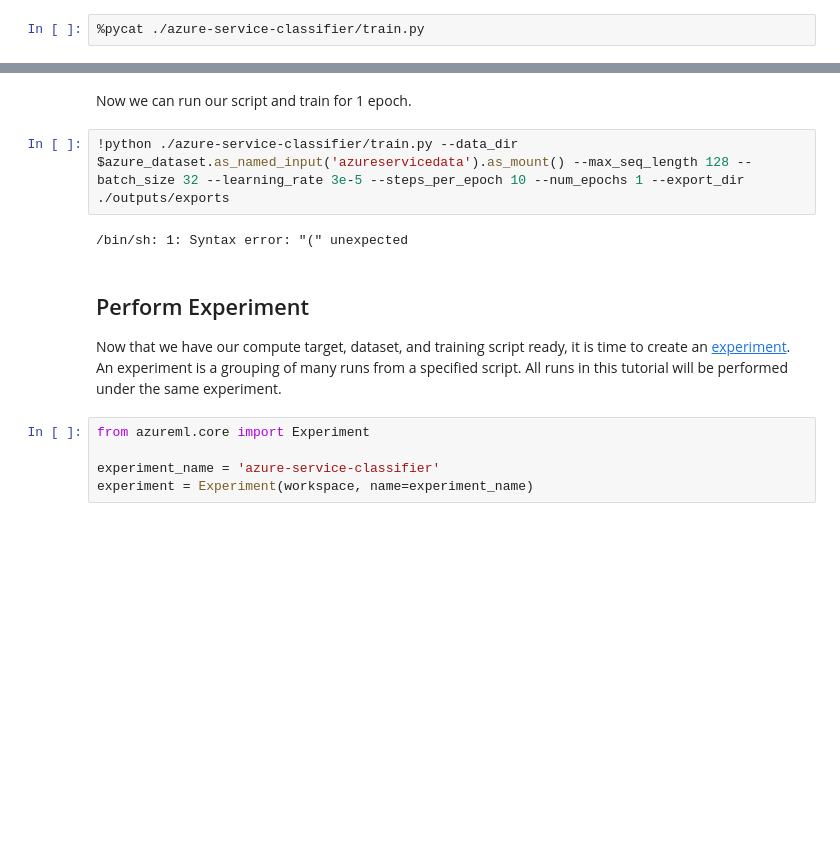
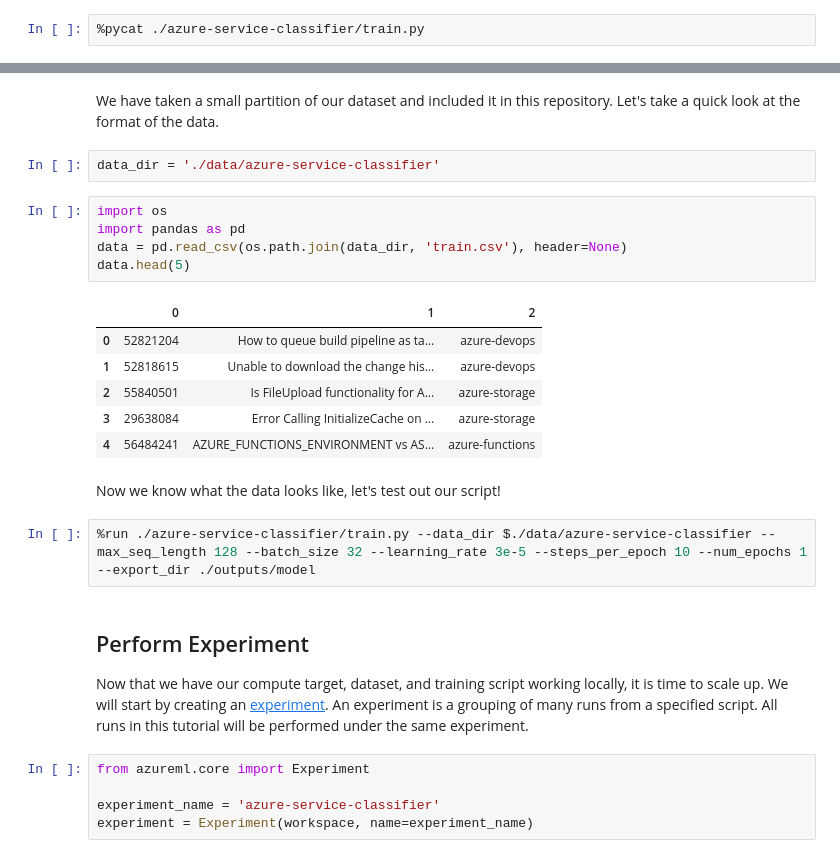
Before and after one commit to gvashishtha/bert-stack-overflow, a Jupyter notebook: 1_AzureServiceClassifier_Training.ipynb, the cells around one changed output, grey strips where cells are left out. Cells and saved outputs as stored; diff of their text form; blank space fills up the shorter version.

Commit message:
Updated training notebook, updated data folder, refactored a few things

```diff
--- a/1_AzureServiceClassifier_Training.ipynb
+++ b/1_AzureServiceClassifier_Training.ipynb
@@ -213,13 +202,27 @@ Successfully installed gast-0.2.2 opt-einsum-3.1.0 regex-2019.8.19 sacremoses-0.
-# %% [markdown]
-Now we can run our script and train for 1 epoch.
+# %% [markdown]
+We have taken a small partition of our dataset and included it in this repository. Let's take a quick look at the format of the data.
+# %%
+data_dir = './data/azure-service-classifier'
+# %%
+import os
+import pandas as pd
+data = pd.read_csv(os.path.join(data_dir, 'train.csv'), header=None)
+data.head(5)
+# %% [output]
+|  | 0 | 1 | 2 |
+| 0 | 52821204 | How to queue build pipeline as ta... | azure-devops |
+| 1 | 52818615 | Unable to download the change his... | azure-devops |
+| 2 | 55840501 | Is FileUpload functionality for A... | azure-storage |
+| 3 | 29638084 | Error Calling InitializeCache on ... | azure-storage |
+| 4 | 56484241 | AZURE_FUNCTIONS_ENVIRONMENT vs AS... | azure-functions |
+# %% [markdown]
+Now we know what the data looks like, let's test out our script!
 # %%
-!python ./azure-service-classifier/train.py --data_dir $azure_dataset.as_named_input('azureservicedata').as_mount() --max_seq_length 128 --batch_size 32 --learning_rate 3e-5 --steps_per_epoch 10 --num_epochs 1 --export_dir ./outputs/exports
+%run ./azure-service-classifier/train.py --data_dir $./data/azure-service-classifier --max_seq_length 128 --batch_size 32 --learning_rate 3e-5 --steps_per_epoch 10 --num_epochs 1 --export_dir ./outputs/model
-# %% [output]
-/bin/sh: 1: Syntax error: "(" unexpected
 # %% [markdown]
 ## Perform Experiment
 
-Now that we have our compute target, dataset, and training script ready, it is time to create an [experiment](https://docs.microsoft.com/en-us/python/api/azureml-core/azureml.core.experiment.experiment?view=azure-ml-py). An experiment is a grouping of many runs from a specified script. All runs in this tutorial will be performed under the same experiment.
+Now that we have our compute target, dataset, and training script working locally, it is time to scale up. We will start by creating an [experiment](https://docs.microsoft.com/en-us/python/api/azureml-core/azureml.core.experiment.experiment?view=azure-ml-py). An experiment is a grouping of many runs from a specified script. All runs in this tutorial will be performed under the same experiment.
 # %%
 from azureml.core import Experiment
 
```
Also changed, not shown: parts of 14 cells of this notebook, 7 other files.
